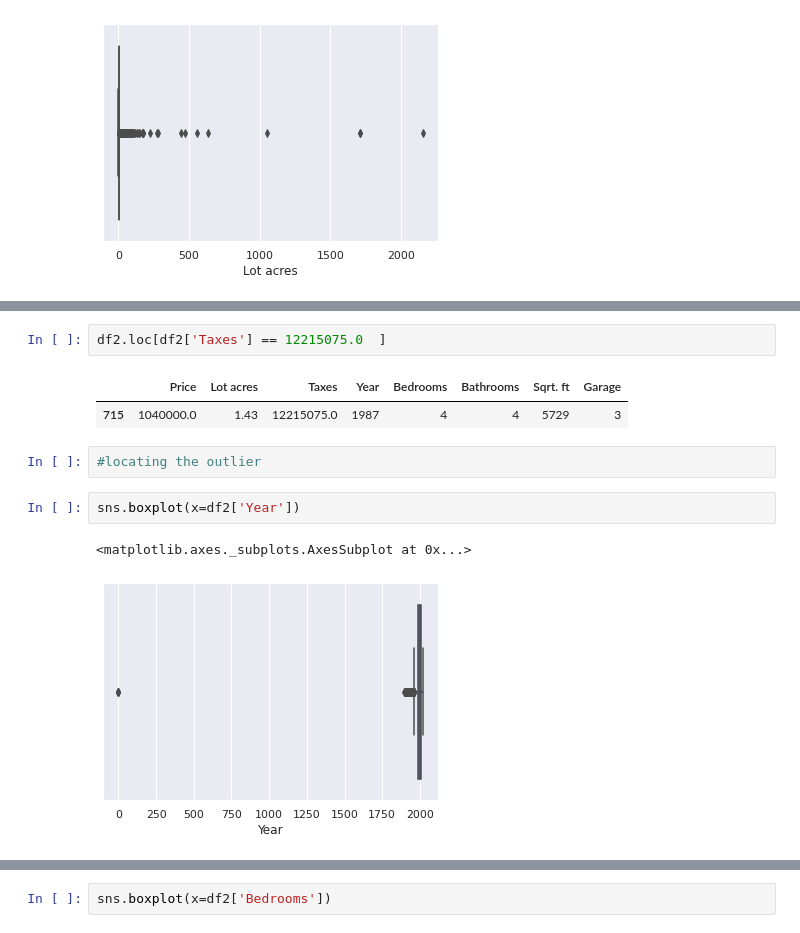
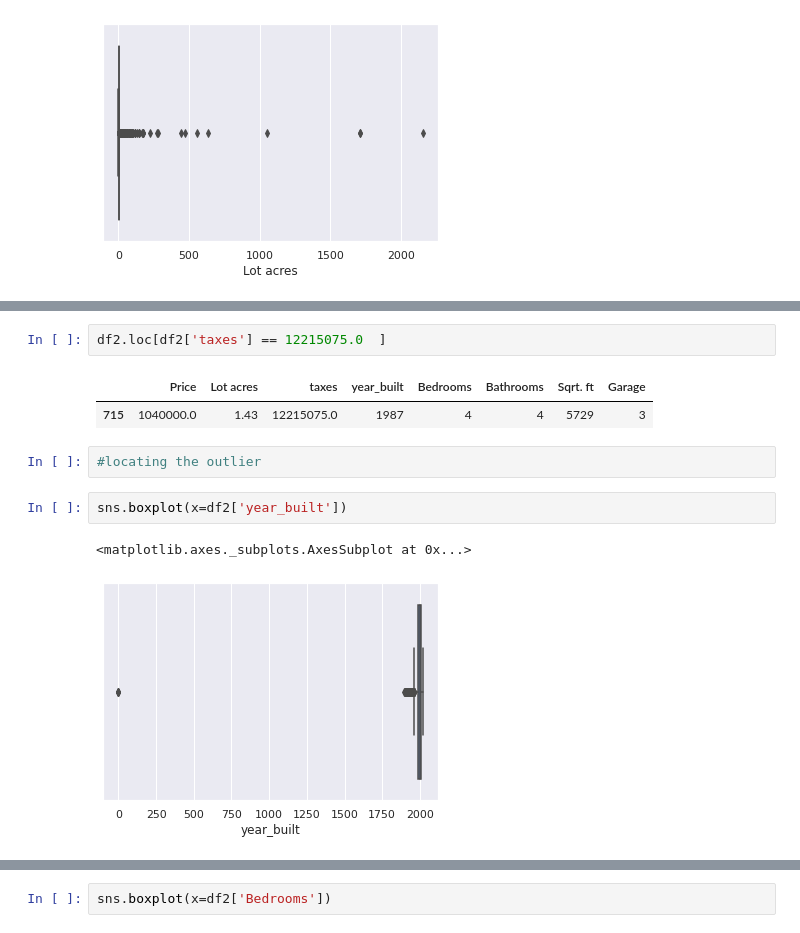
Before and after one commit to Jiji-96/Data-Cleaning-and-EDA, a Jupyter notebook: google_drive_data.ipynb, the cells around one changed output, grey strips where cells are left out. Cells and saved outputs as stored; diff of their text form.

```diff
--- a/google_drive_data.ipynb
+++ b/google_drive_data.ipynb
@@ -191,15 +189,15 @@ df2['Taxes'].max()
 # %% [output]
 12215075.0
 # %%
-df2.loc[df2['Taxes'] == 12215075.0  ]
+df2.loc[df2['taxes'] == 12215075.0  ]
 # %% [output]
-|  | Price | Lot acres | Taxes | Year | Bedrooms | Bathrooms | Sqrt. ft | Garage |
+|  | Price | Lot acres | taxes | year_built | Bedrooms | Bathrooms | Sqrt. ft | Garage |
 | 715 | 1040000.0 | 1.43 | 12215075.0 | 1987 | 4 | 4 | 5729 | 3 |
 # %%
 #locating the outlier
 # %%
-sns.boxplot(x=df2['Year'])
+sns.boxplot(x=df2['year_built'])
 # %% [output]
 <matplotlib.axes._subplots.AxesSubplot at 0x...>
-[figure, old version]
+[figure, new version]
 # %%
```
Also changed, not shown: parts of 25 cells of this notebook.
